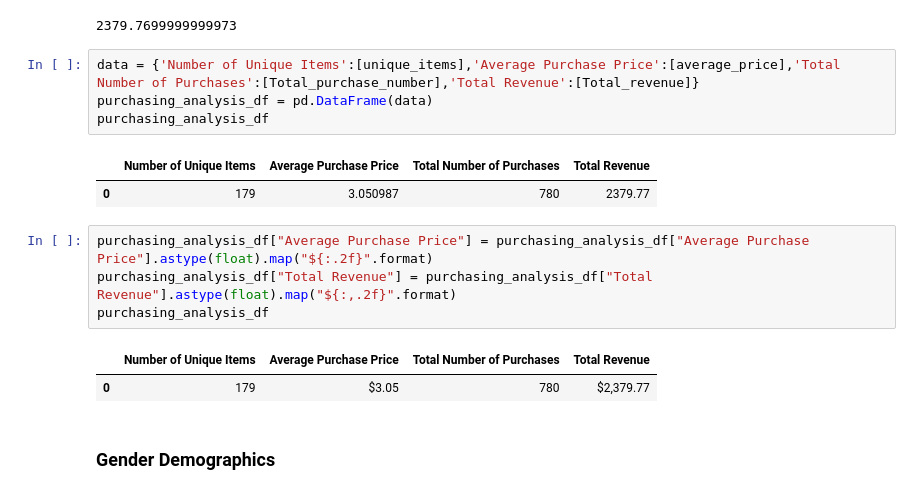
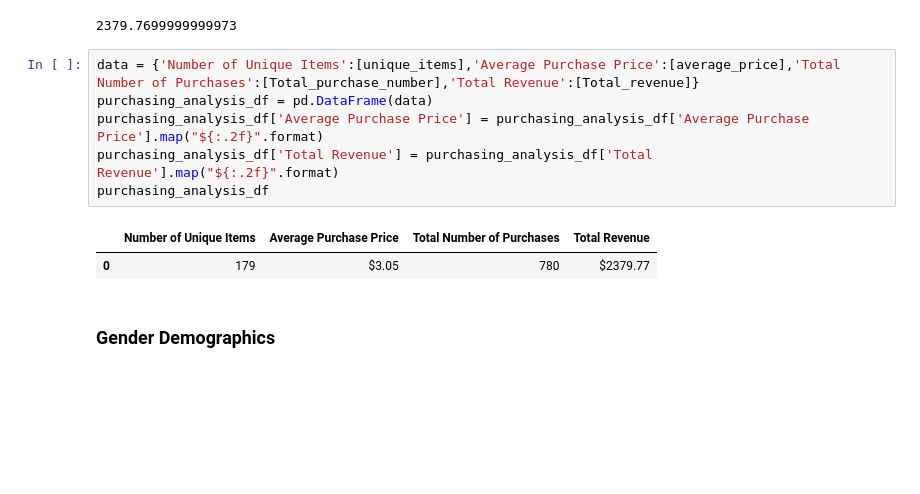
Before and after one commit to anishjv20/pandas-challenge, a Jupyter notebook: HeroesOfPymoli/HeroesOfPymoli.ipynb, the cells around one changed output. Saved outputs shown, nothing was run; the diff lists cells and outputs as text; blank space fills up the shorter version.

```diff
--- a/HeroesOfPymoli/HeroesOfPymoli.ipynb
+++ b/HeroesOfPymoli/HeroesOfPymoli.ipynb
@@ -44,17 +44,12 @@ Total_revenue
 # %%
 data = {'Number of Unique Items':[unique_items],'Average Purchase Price':[average_price],'Total Number of Purchases':[Total_purchase_number],'Total Revenue':[Total_revenue]}
 purchasing_analysis_df = pd.DataFrame(data)
+purchasing_analysis_df['Average Purchase Price'] = purchasing_analysis_df['Average Purchase Price'].map("${:.2f}".format)
+purchasing_analysis_df['Total Revenue'] = purchasing_analysis_df['Total Revenue'].map("${:.2f}".format)
 purchasing_analysis_df
 # %% [output]
 |  | Number of Unique Items | Average Purchase Price | Total Number of Purchases | Total Revenue |
-| 0 | 179 | 3.050987 | 780 | 2379.77 |
+| 0 | 179 | $3.05 | 780 | $2379.77 |
-# %%
-purchasing_analysis_df["Average Purchase Price"] = purchasing_analysis_df["Average Purchase Price"].astype(float).map("${:.2f}".format)
-purchasing_analysis_df["Total Revenue"] = purchasing_analysis_df["Total Revenue"].astype(float).map("${:,.2f}".format)
-purchasing_analysis_df
-# %% [output]
-|  | Number of Unique Items | Average Purchase Price | Total Number of Purchases | Total Revenue |
-| 0 | 179 | $3.05 | 780 | $2,379.77 |
 # %% [markdown]
 ### Gender Demographics
 # %%
```
Also changed, not shown: parts of 11 cells of this notebook.
